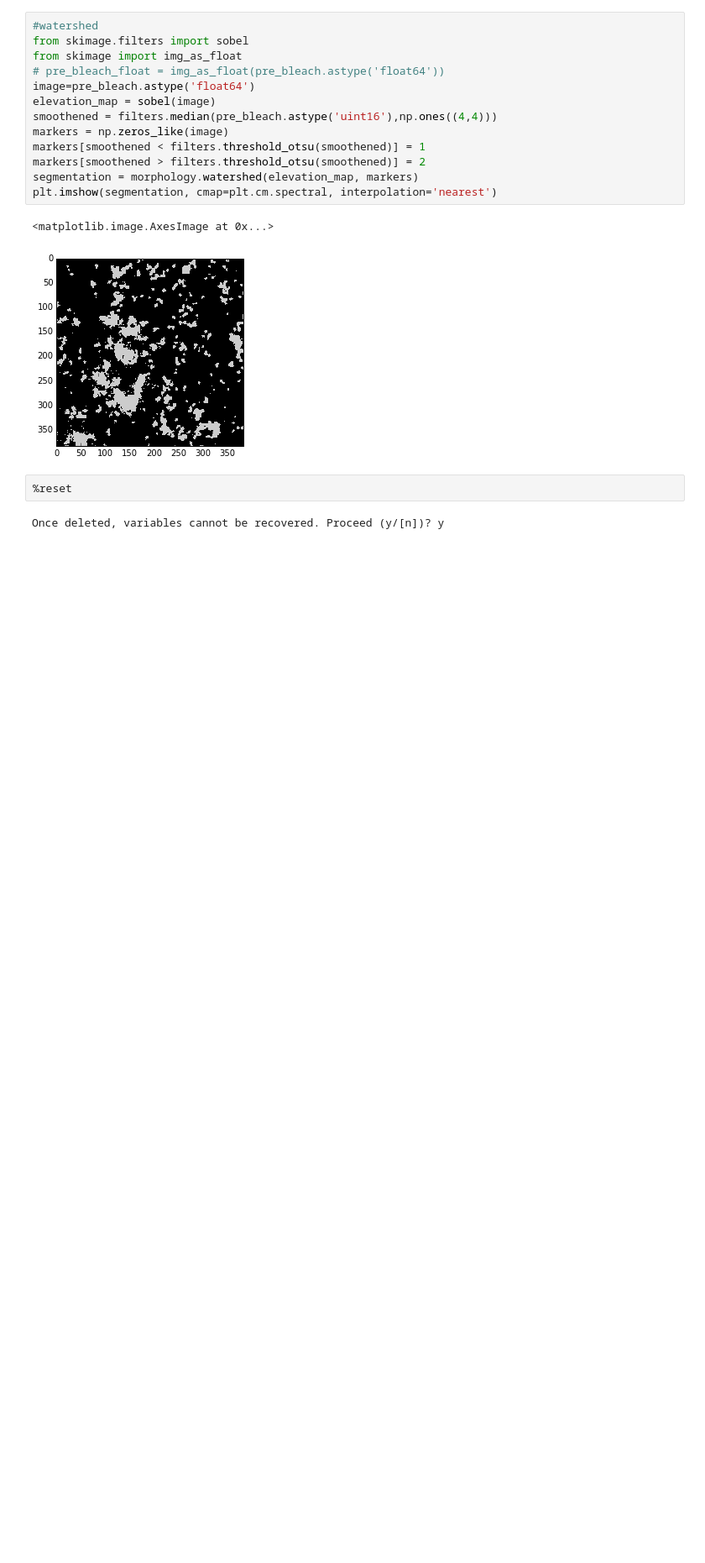
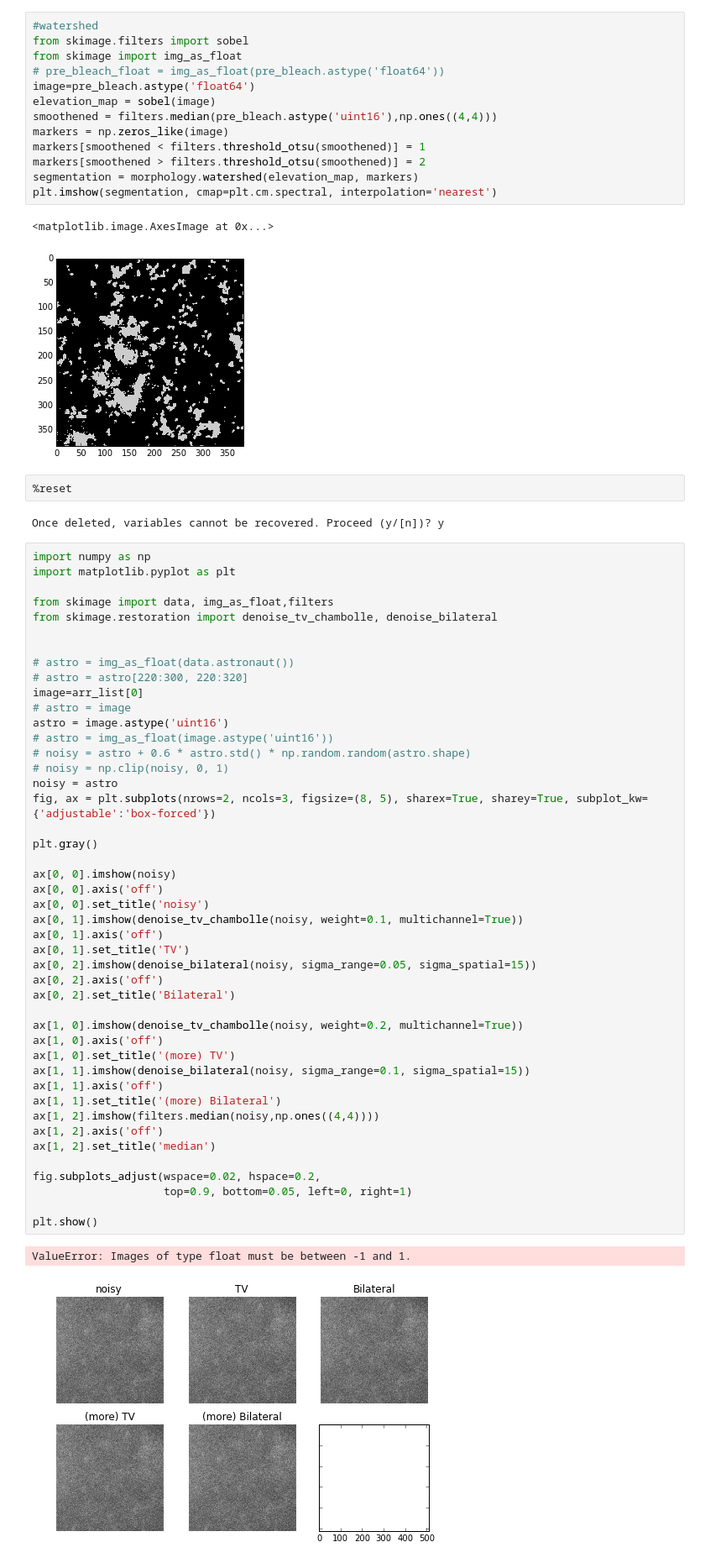
Before and after one commit to rraadd88/htsimaging, a Jupyter notebook: htsimaging/test_nd2vid.ipynb, the cells around one changed output. Shown at 84% size. Drawn from its saved outputs; the diff is of its cells as text; blank space fills up the shorter version.

```diff
--- a/htsimaging/test_nd2vid.ipynb
+++ b/htsimaging/test_nd2vid.ipynb
@@ -221,3 +221,51 @@ plt.imshow(segmentation, cmap=plt.cm.spectral, interpolation='nearest')
 %reset
 # %% [output]
 Once deleted, variables cannot be recovered. Proceed (y/[n])? y
+# %%
+import numpy as np
+import matplotlib.pyplot as plt
+
+from skimage import data, img_as_float,filters
+from skimage.restoration import denoise_tv_chambolle, denoise_bilateral
+
+
+# astro = img_as_float(data.astronaut())
+# astro = astro[220:300, 220:320]
+image=arr_list[0]
+# astro = image
+astro = image.astype('uint16')
+# astro = img_as_float(image.astype('uint16'))
+# noisy = astro + 0.6 * astro.std() * np.random.random(astro.shape)
+# noisy = np.clip(noisy, 0, 1)
+noisy = astro
+fig, ax = plt.subplots(nrows=2, ncols=3, figsize=(8, 5), sharex=True, sharey=True, subplot_kw={'adjustable':'box-forced'})
+
+plt.gray()
+
+ax[0, 0].imshow(noisy)
+ax[0, 0].axis('off')
+ax[0, 0].set_title('noisy')
+ax[0, 1].imshow(denoise_tv_chambolle(noisy, weight=0.1, multichannel=True))
+ax[0, 1].axis('off')
+ax[0, 1].set_title('TV')
+ax[0, 2].imshow(denoise_bilateral(noisy, sigma_range=0.05, sigma_spatial=15))
+ax[0, 2].axis('off')
+ax[0, 2].set_title('Bilateral')
+
+ax[1, 0].imshow(denoise_tv_chambolle(noisy, weight=0.2, multichannel=True))
+ax[1, 0].axis('off')
+ax[1, 0].set_title('(more) TV')
+ax[1, 1].imshow(denoise_bilateral(noisy, sigma_range=0.1, sigma_spatial=15))
+ax[1, 1].axis('off')
+ax[1, 1].set_title('(more) Bilateral')
+ax[1, 2].imshow(filters.median(noisy,np.ones((4,4))))
+ax[1, 2].axis('off')
+ax[1, 2].set_title('median')
+
+fig.subplots_adjust(wspace=0.02, hspace=0.2,
+                    top=0.9, bottom=0.05, left=0, right=1)
+
+plt.show()
+# %% [output]
+ValueError: Images of type float must be between -1 and 1.
+[figure, added]
```
Also changed, not shown: parts of 5 cells of this notebook, 1 other file.
